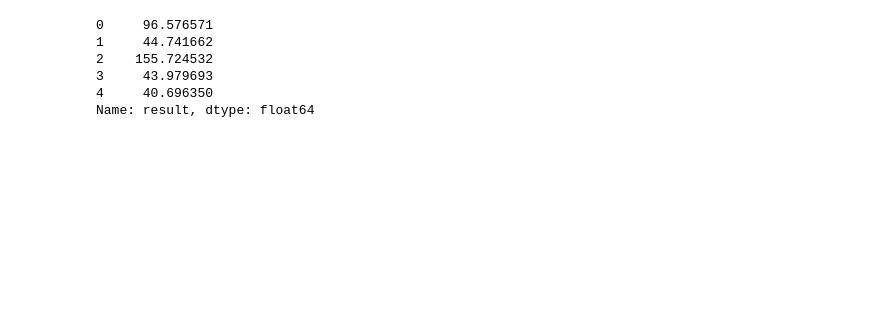
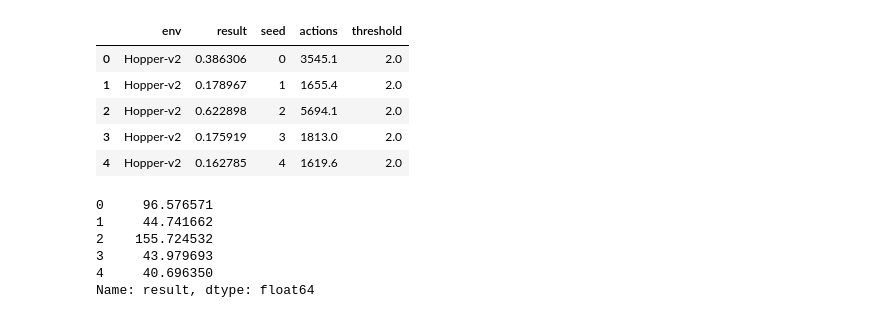
Before and after one commit to miracleyoo/TD3, a Jupyter notebook: temporal/notebooks/paper perturbation.ipynb, the cells around one changed output. Drawn from its saved outputs; the diff is of its cells as text; code cells hidden in the pictures; blank space fills up the shorter version.

```diff
--- a/temporal/notebooks/paper perturbation.ipynb
+++ b/temporal/notebooks/paper perturbation.ipynb
@@ -243,3 +239,12 @@ fig.update_layout(
+# %%
+dataf
+# %% [output]
+|  | env | result | seed | actions | threshold |
+| 0 | Hopper-v2 | 0.386306 | 0 | 3545.1 | 2.0 |
+| 1 | Hopper-v2 | 0.178967 | 1 | 1655.4 | 2.0 |
+| 2 | Hopper-v2 | 0.622898 | 2 | 5694.1 | 2.0 |
+| 3 | Hopper-v2 | 0.175919 | 3 | 1813.0 | 2.0 |
+| 4 | Hopper-v2 | 0.162785 | 4 | 1619.6 | 2.0 |
 # %%
 dataframe['result'] = dataframe['result']*0.004
 # %%
```
Also changed, not shown: parts of 5 cells of this notebook, 4 other files.
